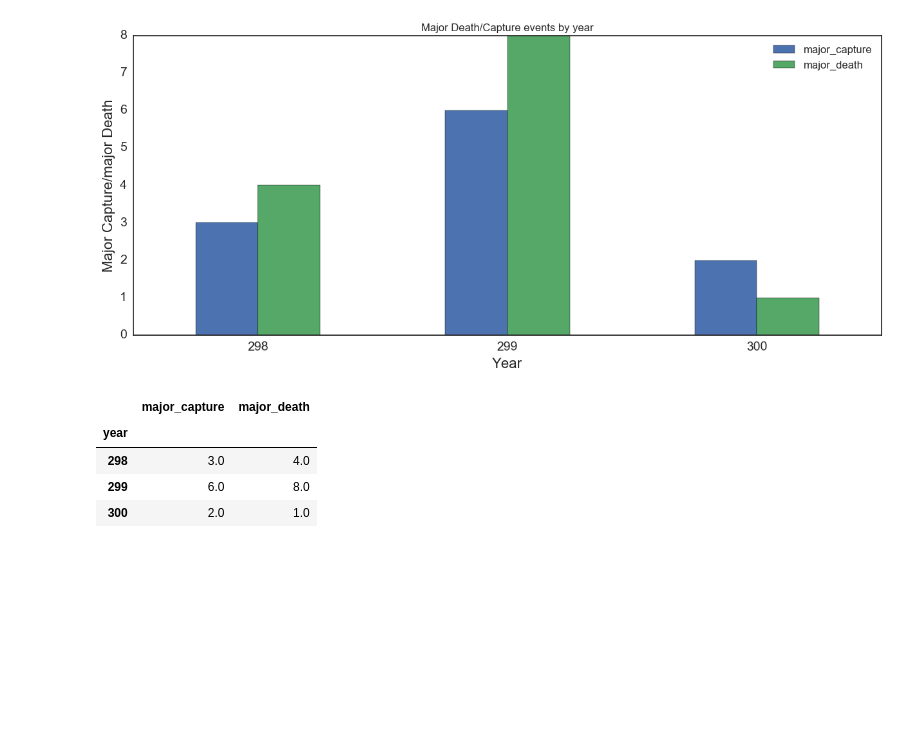
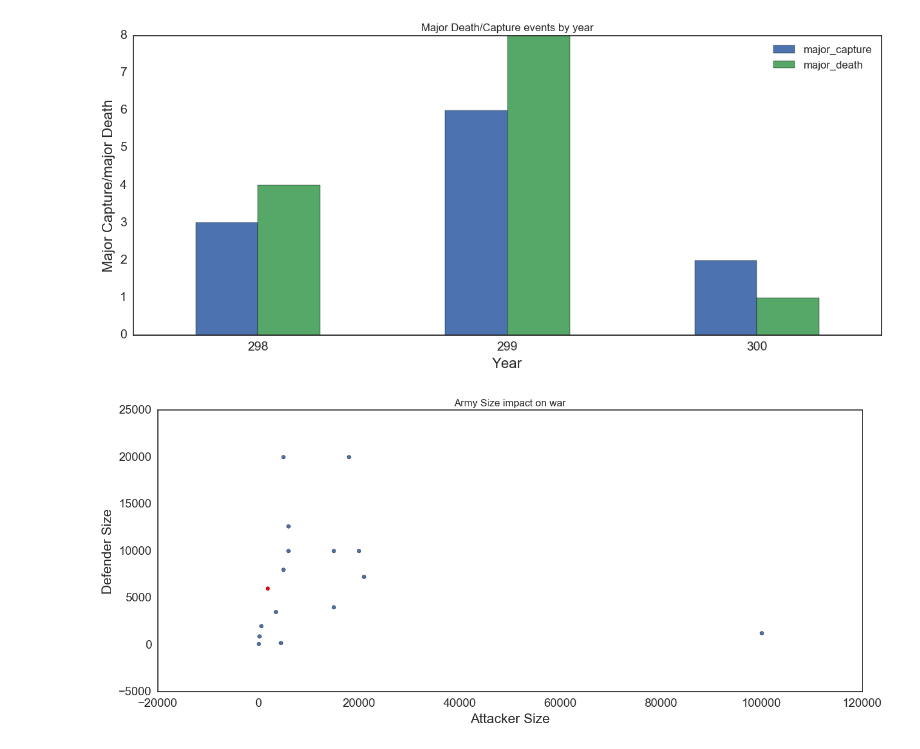
Before and after one commit to TheMLGuy/Game-of-Thrones-Dataset, a Jupyter notebook: GameOfThronesAnalytics.ipynb, the cells around one changed output. Drawn from its saved outputs; the diff is of its cells as text; code cells hidden in the pictures; blank space fills up the shorter version.

```diff
--- a/GameOfThronesAnalytics.ipynb
+++ b/GameOfThronesAnalytics.ipynb
@@ -89,11 +89,13 @@ plt.title('Major Death/Capture events by year')
 plt.show()
 # %% [output]
 [figure]
-# %%
-battles.groupby('year').sum()[['major_capture','major_death']]
-# %% [output]
-|  | major_capture | major_death |
-| year |  |  |
-| 298 | 3.0 | 4.0 |
-| 299 | 6.0 | 8.0 |
-| 300 | 2.0 | 1.0 |
+# %%
+avd=battles[['attacker_size','defender_size']].dropna()
+colors=[sns.color_palette()[0] if x=="win" else "red" for x in battles['attacker_outcome'].dropna()]
+plt.scatter(avd['attacker_size'],avd['defender_size'],c=colors)
+plt.xlabel('Attacker Size')
+plt.ylabel('Defender Size')
+plt.title('Army Size impact on war')
+plt.show()
+# %% [output]
+[figure, added]
```
